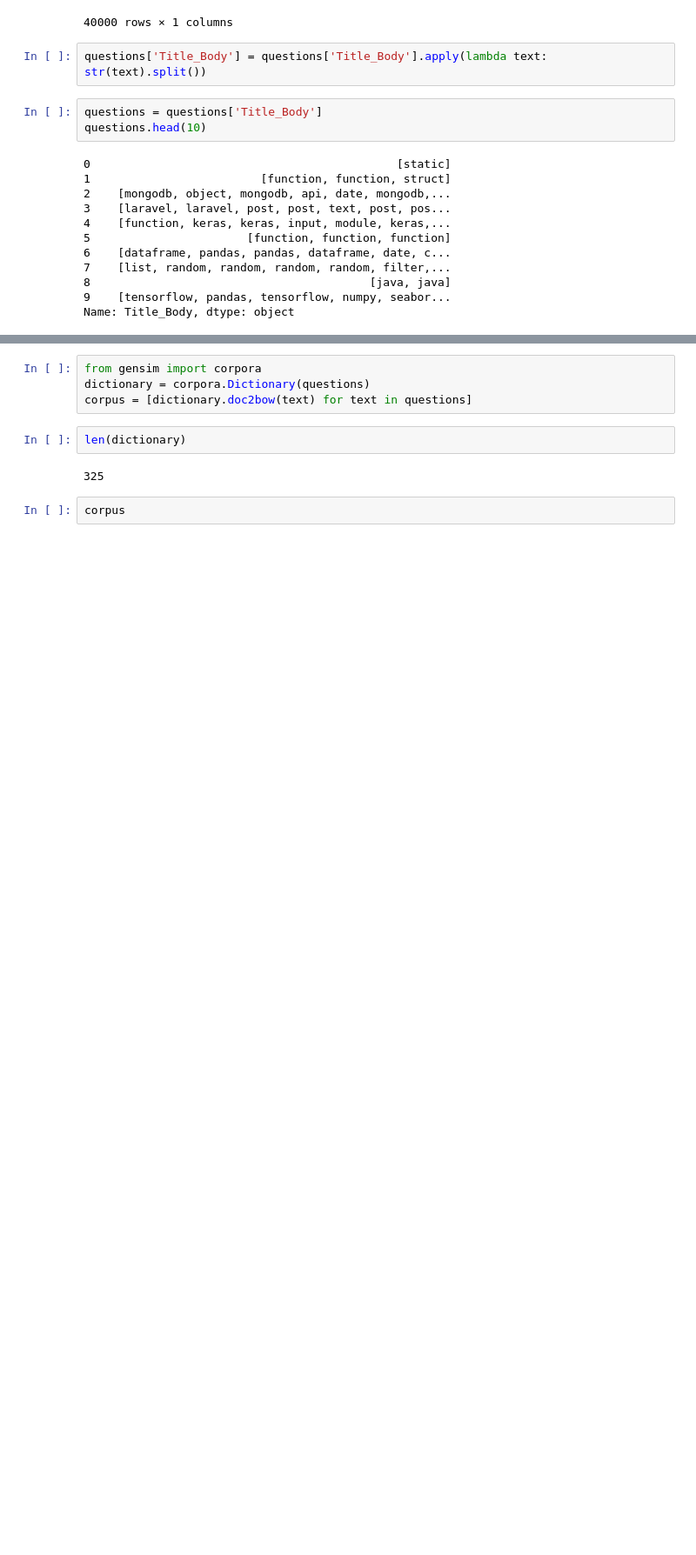
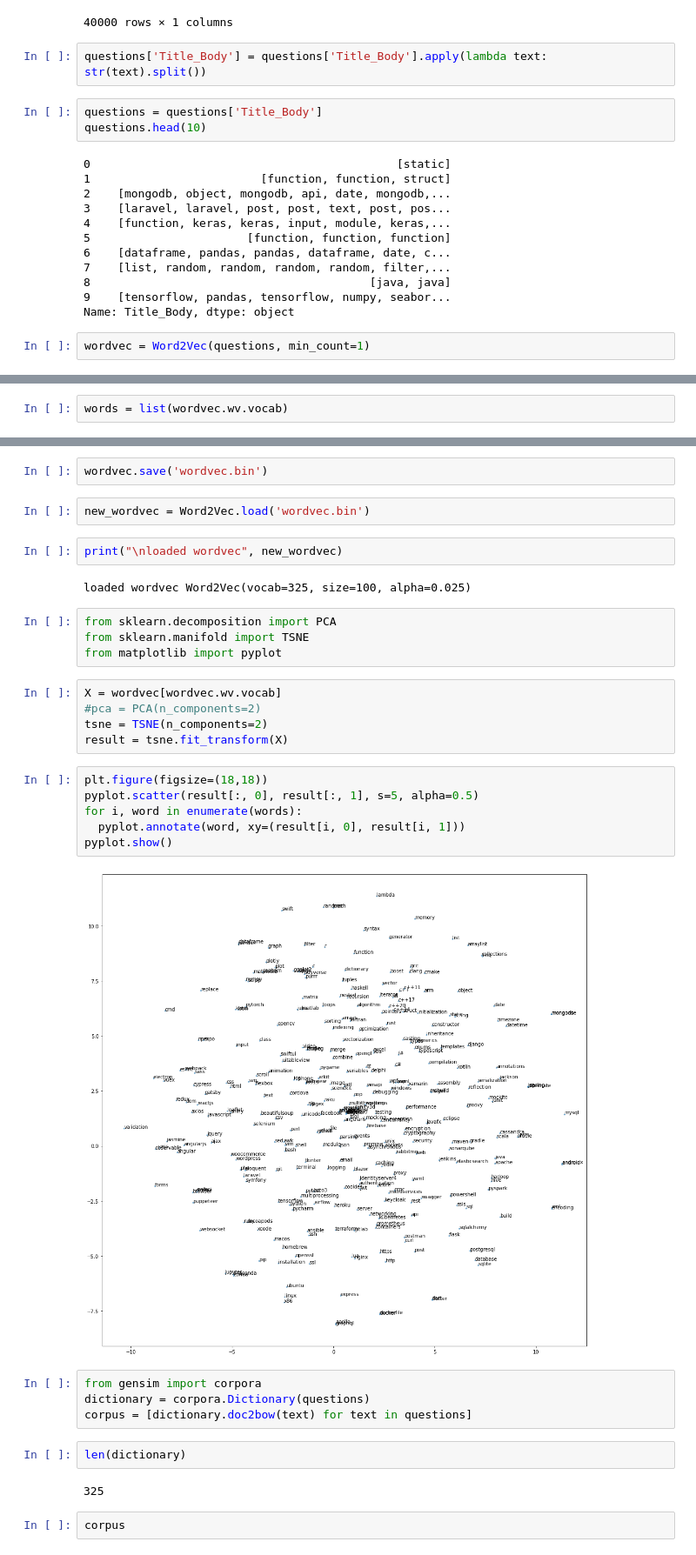
Before and after one commit to Adil1979/-CentraleSupelec_OCR_Projects, a Jupyter notebook: Unsupervised_models.ipynb, the cells around one changed output, grey strips where cells are left out. Shown at 87% size. Saved outputs shown, nothing was run; the diff lists cells and outputs as text; blank space fills up the shorter version.

Commit message:
TSNE-LDA

```diff
--- a/Unsupervised_models.ipynb
+++ b/Unsupervised_models.ipynb
@@ -100,3 +101,5 @@ questions.head(10)
 8                                         [java, java]
 9    [tensorflow, pandas, tensorflow, numpy, seabor...
 Name: Title_Body, dtype: object
+# %%
+wordvec = Word2Vec(questions, min_count=1)
@@ -102,0 +110,2 @@ Name: Title_Body, dtype: object
+# %%
+words = list(wordvec.wv.vocab)
@@ -103,3 +136,28 @@ Name: Title_Body, dtype: object
+# %%
+wordvec.save('wordvec.bin')
+# %%
+new_wordvec = Word2Vec.load('wordvec.bin')
+# %%
+print("\nloaded wordvec", new_wordvec)
+# %% [output]
+loaded wordvec Word2Vec(vocab=325, size=100, alpha=0.025)
+# %%
+from sklearn.decomposition import PCA
+from sklearn.manifold import TSNE
+from matplotlib import pyplot
+# %%
+X = wordvec[wordvec.wv.vocab]
+#pca = PCA(n_components=2)
+tsne = TSNE(n_components=2)
+result = tsne.fit_transform(X)
+# %%
+plt.figure(figsize=(18,18))
+pyplot.scatter(result[:, 0], result[:, 1], s=5, alpha=0.5)
+for i, word in enumerate(words):
+  pyplot.annotate(word, xy=(result[i, 0], result[i, 1]))
+pyplot.show()
+# %% [output]
+[figure, added]
 # %%
 from gensim import corpora
 dictionary = corpora.Dictionary(questions)
```
Also changed, not shown: parts of 5 cells of this notebook.
